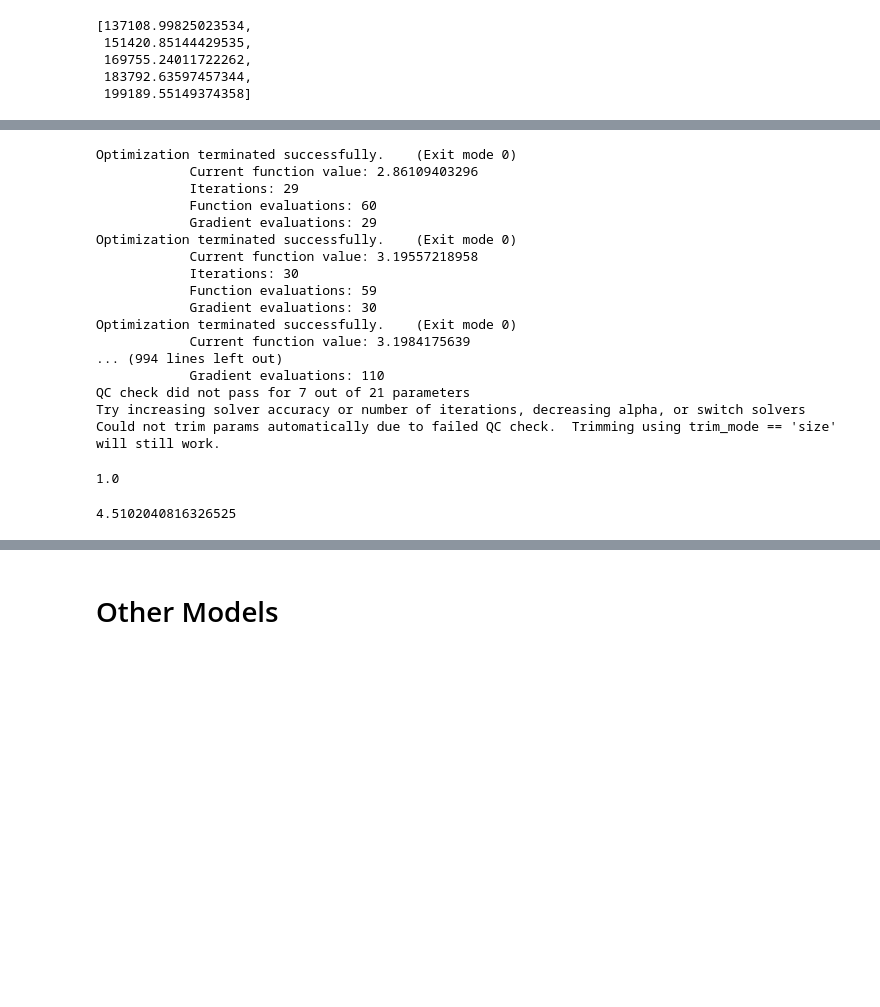
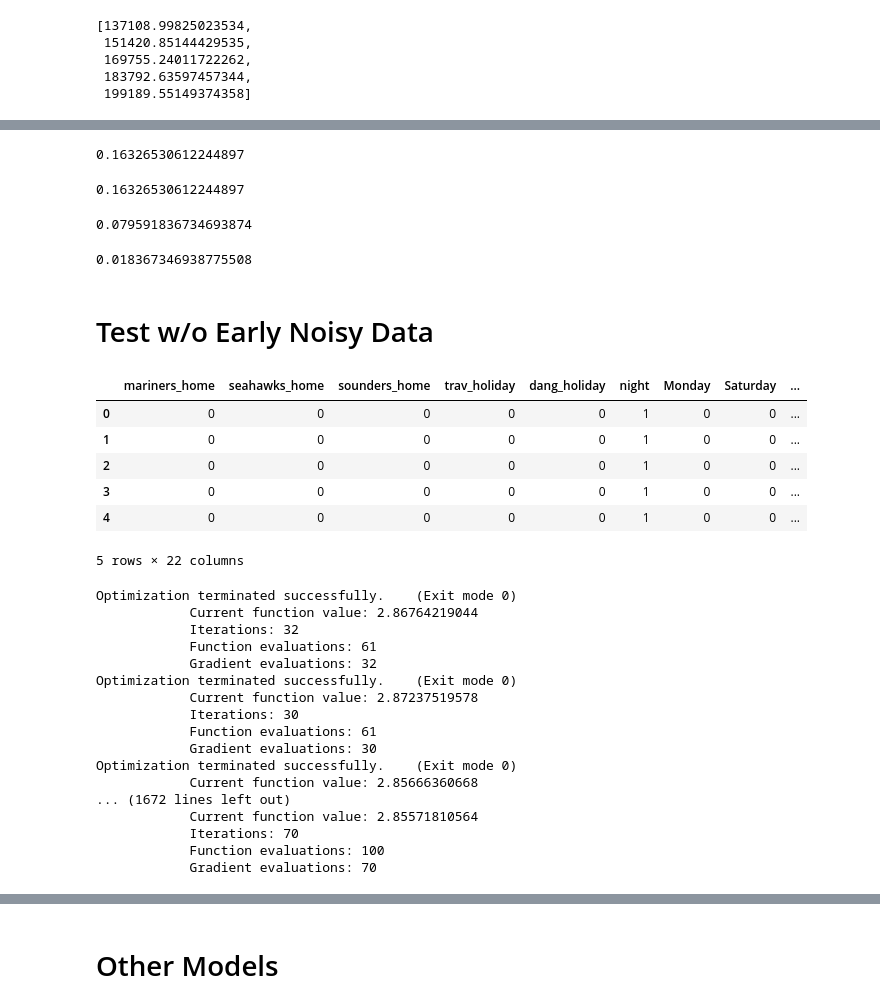
Before and after one commit to nickbuker/Rapid-Rescue, a Jupyter notebook: src/poisson_reg.ipynb, the cells around one changed output, grey strips where cells are left out. Cells and saved outputs as stored; diff of their text form; code cells hidden in the pictures; blank space fills up the shorter version.

```diff
--- a/src/poisson_reg.ipynb
+++ b/src/poisson_reg.ipynb
@@ -199,0 +243,34 @@ def opt_reg_model(X, y, alphas, k=5):
+# %%
+# Best alpha value over alpha range 0-1
+alphas[np.argmax(scores_ll)]
+# %% [output]
+0.16326530612244897
+# %%
+# Best alpha value over alpha range 0-1
+alphas[np.argmin(scores_pe)]
+# %% [output]
+0.16326530612244897
+# %%
+# Best alpha value over alpha range 0-0.3
+alphas[np.argmax(scores_ll)]
+# %% [output]
+0.079591836734693874
+# %%
+# Best alpha value over alpha range 0-0.3
+alphas[np.argmin(scores_pe)]
+# %% [output]
+0.018367346938775508
+# %% [markdown]
+# Test w/o Early Noisy Data
+# %%
+df4 = df3[df3.day_num > 400]
+df4.reset_index(drop=True, inplace=True)
+df4.head()
+# %% [output]
+|  | mariners_home | seahawks_home | sounders_home | trav_holiday | dang_holiday | night | Monday | Saturday | ... |
+| 0 | 0 | 0 | 0 | 0 | 0 | 1 | 0 | 0 | ... |
+| 1 | 0 | 0 | 0 | 0 | 0 | 1 | 0 | 0 | ... |
+| 2 | 0 | 0 | 0 | 0 | 0 | 1 | 0 | 0 | ... |
+| 3 | 0 | 0 | 0 | 0 | 0 | 1 | 0 | 0 | ... |
+| 4 | 0 | 0 | 0 | 0 | 0 | 1 | 0 | 0 | ... |
+5 rows × 22 columns
@@ -200,30 +292,23 @@ def opt_reg_model(X, y, alphas, k=5):
 # %%
-alphas = np.linspace(0,5)
+# Test various alpha values for regularization
+alphas = np.linspace(0,10)
 
 preds, scores_ll, scores_pe, params = opt_reg_model(X_train, y_train, alphas);
 # %% [output]
 Optimization terminated successfully.    (Exit mode 0)
-            Current function value: 2.86109403296
-            Iterations: 29
-            Function evaluations: 60
-            Gradient evaluations: 29
+            Current function value: 2.86764219044
+            Iterations: 32
+            Function evaluations: 61
+            Gradient evaluations: 32
 Optimization terminated successfully.    (Exit mode 0)
-            Current function value: 3.19557218958
+            Current function value: 2.87237519578
             Iterations: 30
-            Function evaluations: 59
+            Function evaluations: 61
             Gradient evaluations: 30
 Optimization terminated successfully.    (Exit mode 0)
-            Current function value: 3.1984175639
-... (994 lines left out)
-            Gradient evaluations: 110
-QC check did not pass for 7 out of 21 parameters
-Try increasing solver accuracy or number of iterations, decreasing alpha, or switch solvers
-Could not trim params automatically due to failed QC check.  Trimming using trim_mode == 'size' will still work.
+            Current function value: 2.85666360668
+... (1672 lines left out)
+            Current function value: 2.85571810564
+            Iterations: 70
+            Function evaluations: 100
+            Gradient evaluations: 70
-# %%
-alphas[np.argmax(scores_ll)]
-# %% [output]
-1.0
-# %%
-alphas[np.argmax(scores_pe)]
-# %% [output]
-4.5102040816326525
```
Also changed, not shown: parts of 23 cells of this notebook.
